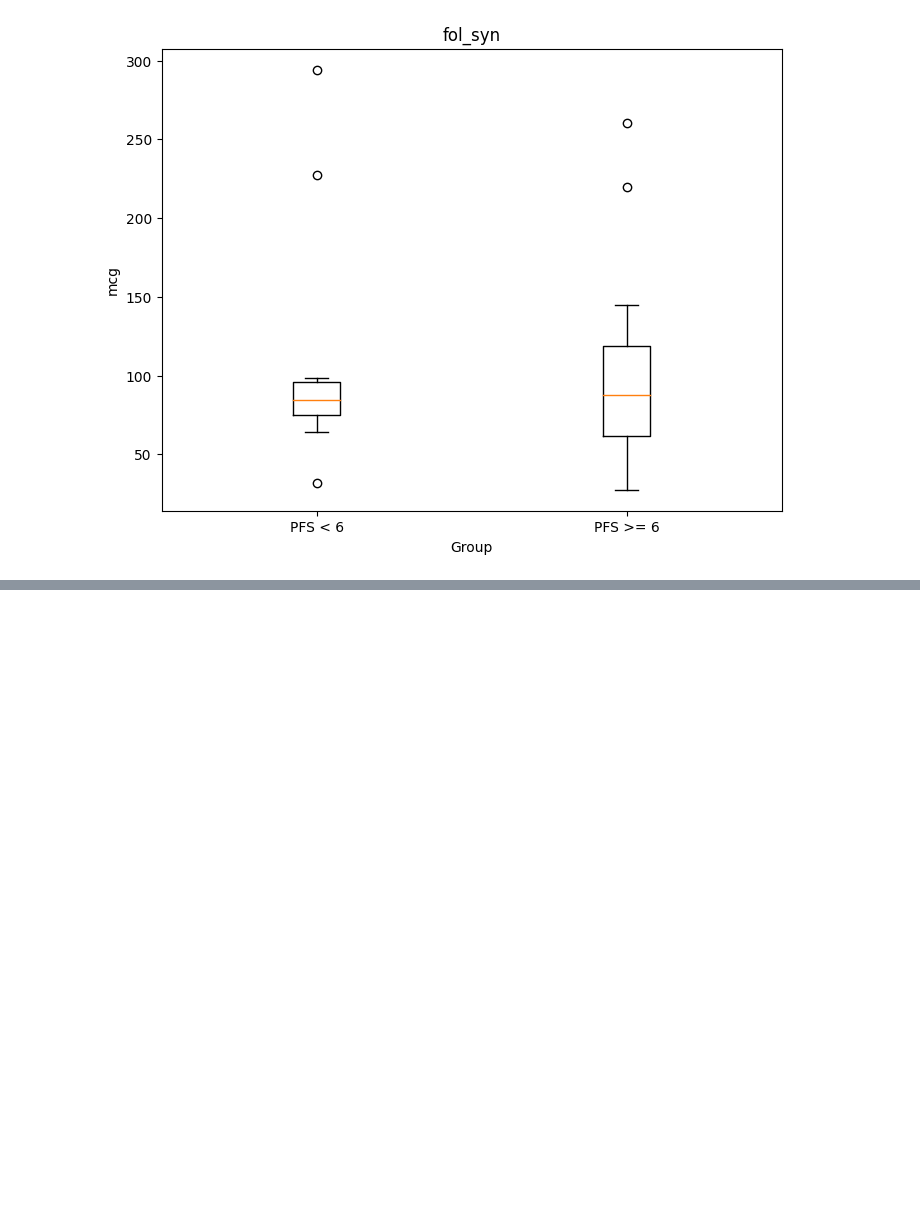
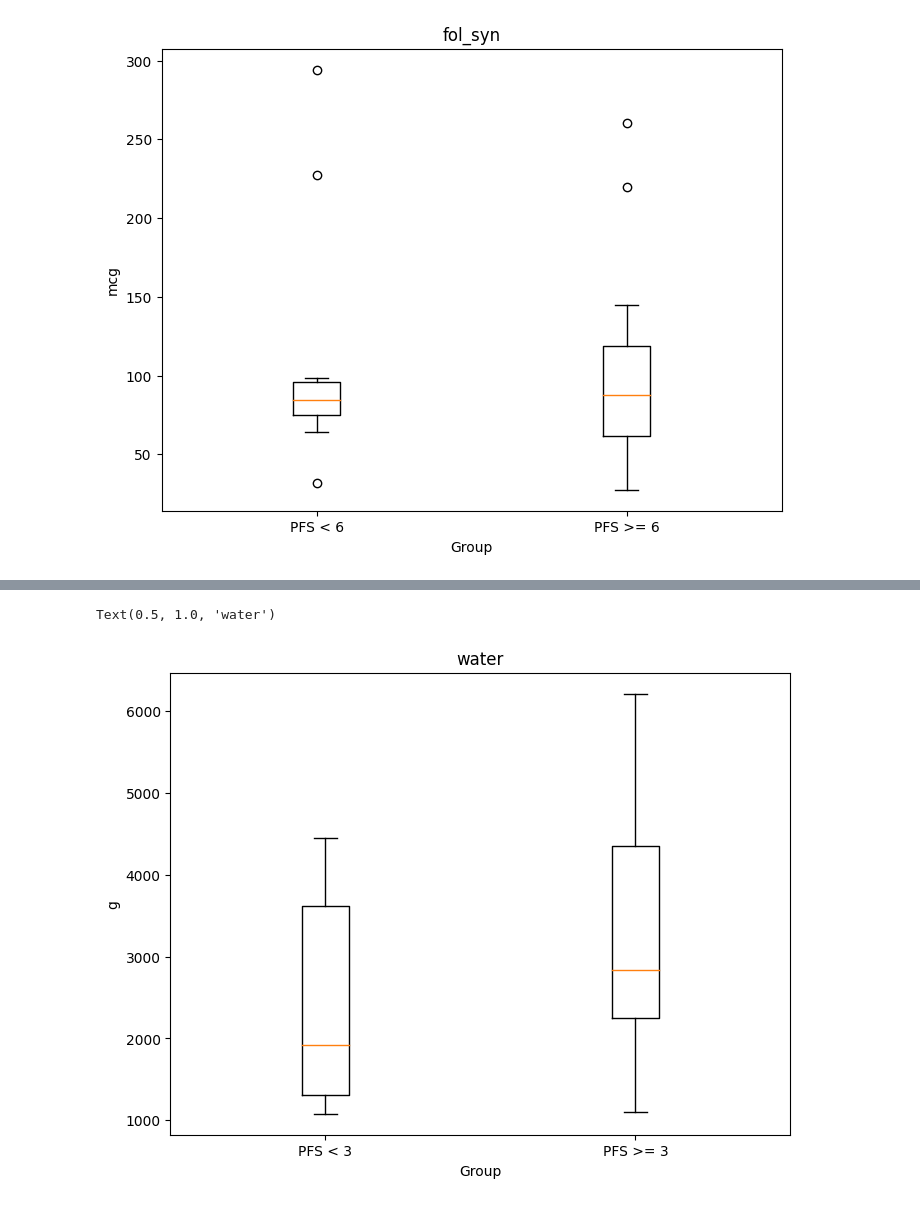
Before and after one commit to xuan13hao/data_analysis, a Jupyter notebook: Lung_Cancer_Research/Analysis.ipynb, the cells around one changed output, grey strips where cells are left out. Drawn from its saved outputs; the diff is of its cells as text; code cells hidden in the pictures; blank space fills up the shorter version.

```diff
--- a/Lung_Cancer_Research/Analysis.ipynb
+++ b/Lung_Cancer_Research/Analysis.ipynb
@@ -601,0 +619,17 @@ Text(0.5, 1.0, 'fol_syn')
+# %%
+# Step 2: Filter avcarb values based on PFS_3
+glycine_0_6 = data[data['PFS_3'] == 0]['water']
+glycine_1_6 = data[data['PFS_3'] == 1]['water']
+# Step 3: Plotting the boxplot
+plt.figure(figsize=(8, 6))  # Adjust the figure size if needed
+
+# Create a boxplot
+plt.boxplot([glycine_0_6, glycine_1_6], labels=['PFS < 3', 'PFS >= 3'])
+
+# Set labels and title
+plt.xlabel('Group')
+plt.ylabel('g')
+plt.title('water')
+# %% [output]
+Text(0.5, 1.0, 'water')
+[figure, added]
```
Also changed, not shown: parts of 3 cells of this notebook, 3 other files.
